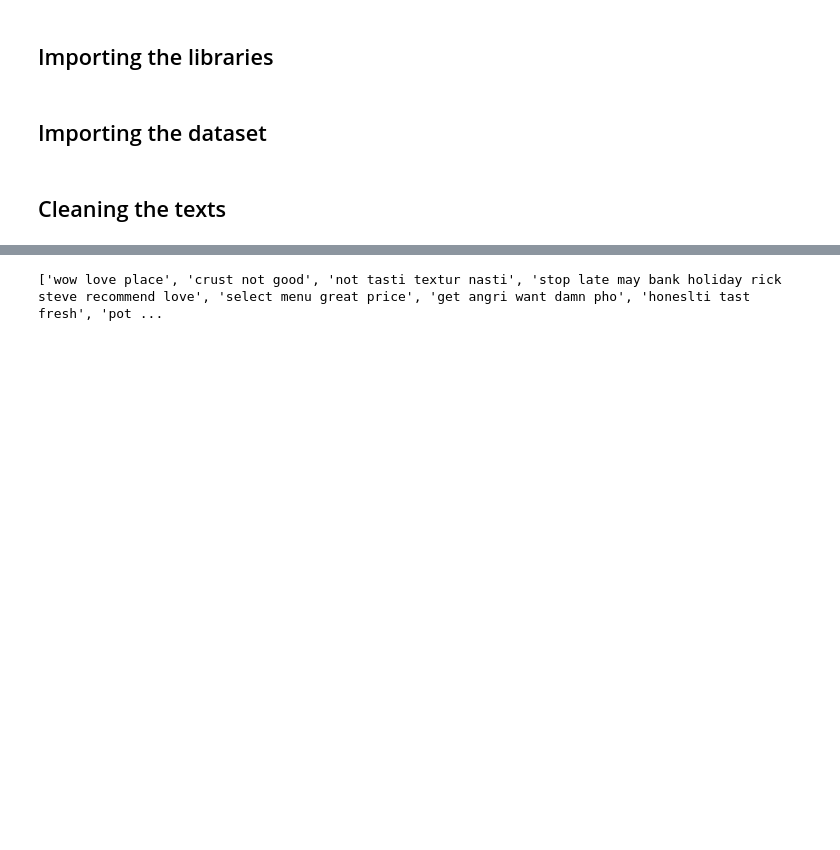
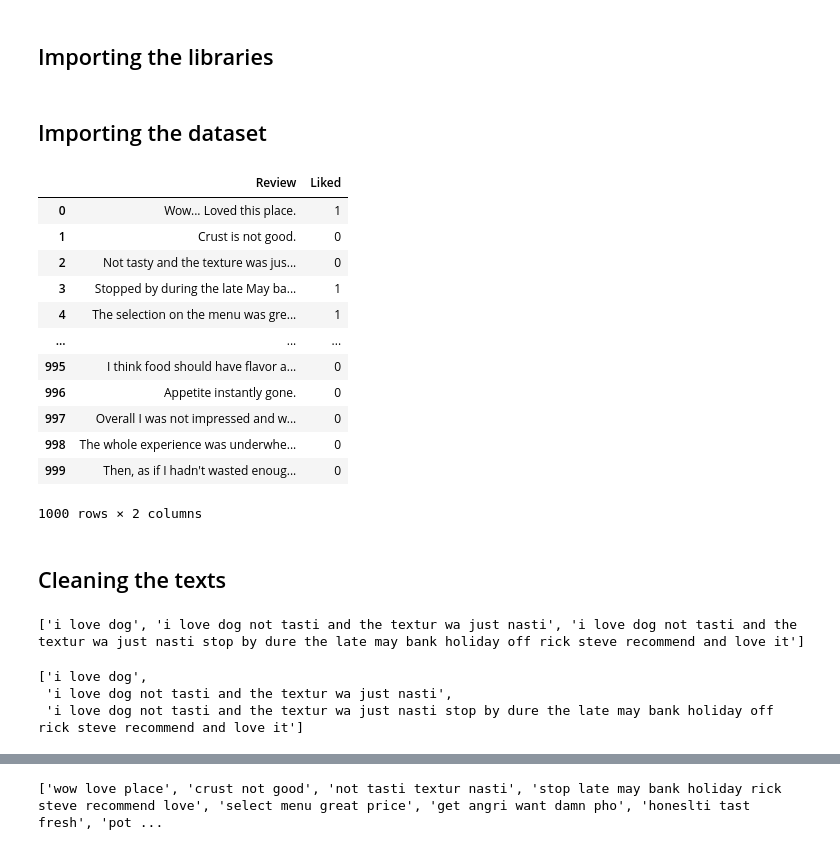
Before and after one commit to mchhour31/NN_work, a Jupyter notebook: natural_language_processing.ipynb, the cells around one changed output, grey strips where cells are left out. Drawn from its saved outputs; the diff is of its cells as text; code cells hidden in the pictures; blank space fills up the shorter version.

```diff
--- a/natural_language_processing.ipynb
+++ b/natural_language_processing.ipynb
@@ -11,6 +11,49 @@ import pandas as pd
 # %% [markdown]
 ## Importing the dataset
 # %%
-dataset = pd.read_csv('Restaurant_Reviews.tsv', delimiter = '\t', quoting = 3)
+df = pd.read_csv('Restaurant_Reviews.tsv', delimiter = '\t', quoting = 3)
+# %%
+df
+# %% [output]
+|  | Review | Liked |
+| 0 | Wow... Loved this place. | 1 |
+| 1 | Crust is not good. | 0 |
+| 2 | Not tasty and the texture was jus... | 0 |
+| 3 | Stopped by during the late May ba... | 1 |
+| 4 | The selection on the menu was gre... | 1 |
+| ... | ... | ... |
+| 995 | I think food should have flavor a... | 0 |
+| 996 | Appetite instantly gone. | 0 |
+| 997 | Overall I was not impressed and w... | 0 |
+| 998 | The whole experience was underwhe... | 0 |
+| 999 | Then, as if I hadn't wasted enoug... | 0 |
+1000 rows × 2 columns
 # %% [markdown]
 ## Cleaning the texts
+# %%
+from nltk.tokenize import word_tokenize
+from nltk.stem import PorterStemmer
+import re
+
+sentence = ['I love dogs!', 'Not tasty and the texture was just nasty.', 'Stopped by during the late May bank holiday off Rick Steve recommendation and loved it']
+
+ps = PorterStemmer()
+
+final_words = []
+stemmed_words = []
+for i in sentence:
+  sentence = re.sub('[^a-zA-Z]', ' ', i)
+  tokenized_words = word_tokenize(sentence)
+  for token in tokenized_words:
+    stemmed_words.append(ps.stem(token))
+
+  sentence = ' '.join(stemmed_words)
+  final_words.append(sentence)
+# %% [output]
+['i love dog', 'i love dog not tasti and the textur wa just nasti', 'i love dog not tasti and the textur wa just nasti stop by dure the late may bank holiday off rick steve recommend and love it']
+# %%
+final_words
+# %% [output]
+['i love dog',
+ 'i love dog not tasti and the textur wa just nasti',
+ 'i love dog not tasti and the textur wa just nasti stop by dure the late may bank holiday off rick steve recommend and love it']
```
Also changed, not shown: parts of 10 cells of this notebook.
